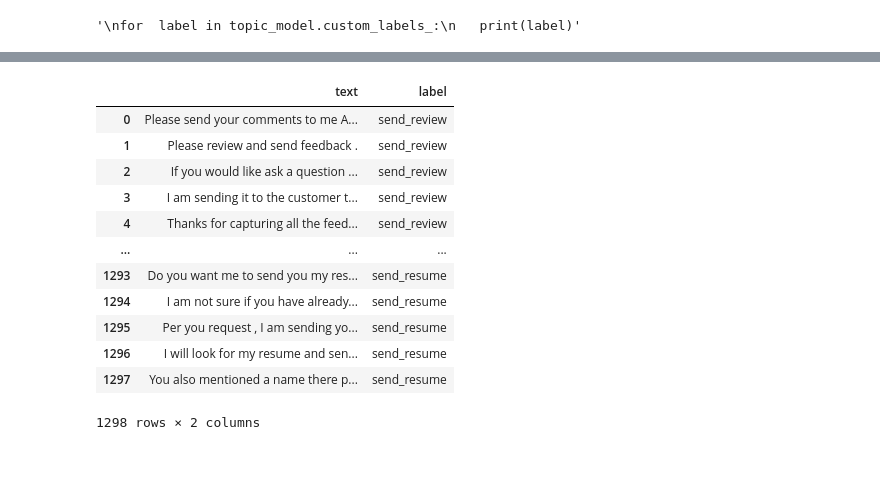
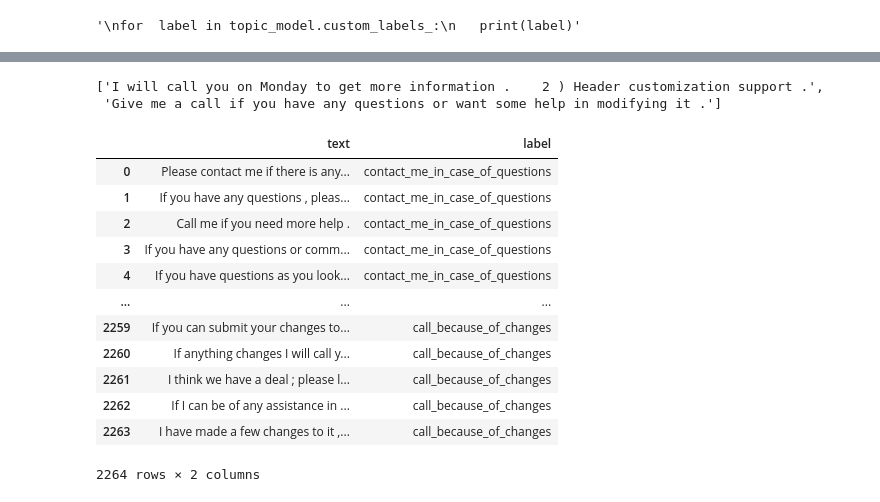
Before and after one commit to padeck/ma_workspace, a Jupyter notebook: 02_Intent_Extraction/02_clustering/02_intent_call/01_clustering_on_intent_call.ipynb, the cells around one changed output, grey strips where cells are left out. Drawn from its saved outputs; the diff is of its cells as text; code cells hidden in the pictures; blank space fills up the shorter version.

```diff
--- a/02_Intent_Extraction/02_clustering/02_intent_call/01_clustering_on_intent_call.ipynb
+++ b/02_Intent_Extraction/02_clustering/02_intent_call/01_clustering_on_intent_call.ipynb
@@ -5,6 +5,7 @@ to help deriving a taxonomy for intents, hierarchical clustering is being levera
 #### Functions
 # %%
 def inspect_topic(topic_nr):
+    print('-----------')
     top_words = topic_model.get_topic(topic_nr)
     print("Topic: "+str(topic_nr)+"\n\nTop Words:")
     for word in top_words:
@@ -29,6 +30,7 @@ def get_label_from_topic_nr(topic_nr):
     raise Exception('Provided Topic Number has no label assigned!')
 
 # Function to inspect a topic by its number and retrieve its documents
+'''
 def inspect_topic_and_its_docs(topic_nr,n_docs=50):
     topic_docs = list(set([doc for doc, topic in zip(docs, topic_model.topics_) if topic == topic_nr]))
     print("Label: " + get_label_from_topic_nr(topic_nr)+"\n")
@@ -39,10 +41,21 @@ def inspect_topic_and_its_docs(topic_nr,n_docs=50):
     for i in range(n_docs):
         print(topic_docs[i])
     return topic_docs
+'''
+
+def inspect_topic_docs(topic_id, n_docs=20):
+    documents = [docs[i] for i, topic in enumerate(topic_model.topics_) if topic == topic_id]
+    print('Number of Documents: '+str(len(documents))+'\n')
+    if len(documents) < n_docs:
+        n_docs = len(documents)
+    for i in range(n_docs):
+        print(documents[i])
+    return documents
 
 # given a list of strings, returns a list of documents that contain at least one of the strings in the given list
 def filter_topic_documents(topic_docs, white_list, black_list=[] ):
     sentences_to_keep = []
+    sentences_to_discard = []
     for doc in topic_docs:
         if any(substring in doc for substring in white_list):
             sentences_to_keep.append(doc)
@@ -51,8 +64,9 @@ def filter_topic_documents(topic_docs, white_list, black_list=[] ):
         if not any(substring in item for substring in black_list)
     ]
     sentences_to_keep = list(set(sentences_to_keep)) # remove duplicates
+    sentences_to_discard = list(set(topic_docs) - set(sentences_to_keep))
     print('Amount of sentences: '+str(len(sentences_to_keep)))
-    return sentences_to_keep
+    return sentences_to_keep, sentences_to_discard
 
 # Function to facilitate the concatenation of new DFs
 def concat_to_df(new_df,filepath, overwrite=False, ):
@@ -322,0 +296,3 @@ Thanks [PERSON] for sending this out .
+# %%
+topic_id = 11
+topic_docs = inspect_topic_docs(topic_id=topic_id, n_docs=20)
@@ -323,11 +317,12 @@ Thanks [PERSON] for sending this out .
 # %%
 # Based on the inspection of the sentences
 white_list = [
-    'resume', 'cv',
+    'review', 'update', 'change',
 ]
 black_list = [
+
 ]
 # %%
-sentences_to_keep = filter_topic_documents(topic_docs=topic_docs, white_list=white_list, black_list=black_list)
-sentences_to_keep[:5]
+sents_to_keep, sents_to_discard = filter_topic_documents(topic_docs=topic_docs, white_list=white_list, black_list=black_list)
+sents_to_keep
 # %% [output]
@@ -340,20 +347,26 @@ Amount of sentences: 121
+# %%
+sents_to_discard
+# %% [output]
+['I will call you on Monday to get more information .    2 ) Header customization support .',
+ 'Give me a call if you have any questions or want some help in modifying it .']
 # %%
-df = pd.DataFrame({"text": sentences_to_keep, "label": get_label_from_topic_nr(topic_nr_to_inspect)})
-concat_to_df(df, filepath="../../data/labeled/send.tsv", overwrite=True)
+fp = "../../../data/labeled/call.tsv"
+df = pd.DataFrame({"text": sents_to_keep, "label": get_label_from_topic_nr(topic_id)})
+concat_to_df(df, filepath=fp, overwrite=False)
 # %% [output]
 |  | text | label |
-| 0 | Please send your comments to me A... | send_review |
-| 1 | Please review and send feedback . | send_review |
-| 2 | If you would like ask a question ... | send_review |
-| 3 | I am sending it to the customer t... | send_review |
-| 4 | Thanks for capturing all the feed... | send_review |
+| 0 | Please contact me if there is any... | contact_me_in_case_of_questions |
+| 1 | If you have any questions , pleas... | contact_me_in_case_of_questions |
+| 2 | Call me if you need more help . | contact_me_in_case_of_questions |
+| 3 | If you have any questions or comm... | contact_me_in_case_of_questions |
+| 4 | If you have questions as you look... | contact_me_in_case_of_questions |
 | ... | ... | ... |
-| 1293 | Do you want me to send you my res... | send_resume |
-| 1294 | I am not sure if you have already... | send_resume |
-| 1295 | Per you request , I am sending yo... | send_resume |
-| 1296 | I will look for my resume and sen... | send_resume |
-| 1297 | You also mentioned a name there p... | send_resume |
+| 2259 | If you can submit your changes to... | call_because_of_changes |
+| 2260 | If anything changes I will call y... | call_because_of_changes |
+| 2261 | I think we have a deal ; please l... | call_because_of_changes |
+| 2262 | If I can be of any assistance in ... | call_because_of_changes |
+| 2263 | I have made a few changes to it ,... | call_because_of_changes |
-1298 rows × 2 columns
+2264 rows × 2 columns
 # %%
 df.head()
 # %% [output]
```
Also changed, not shown: parts of 24 cells of this notebook.
